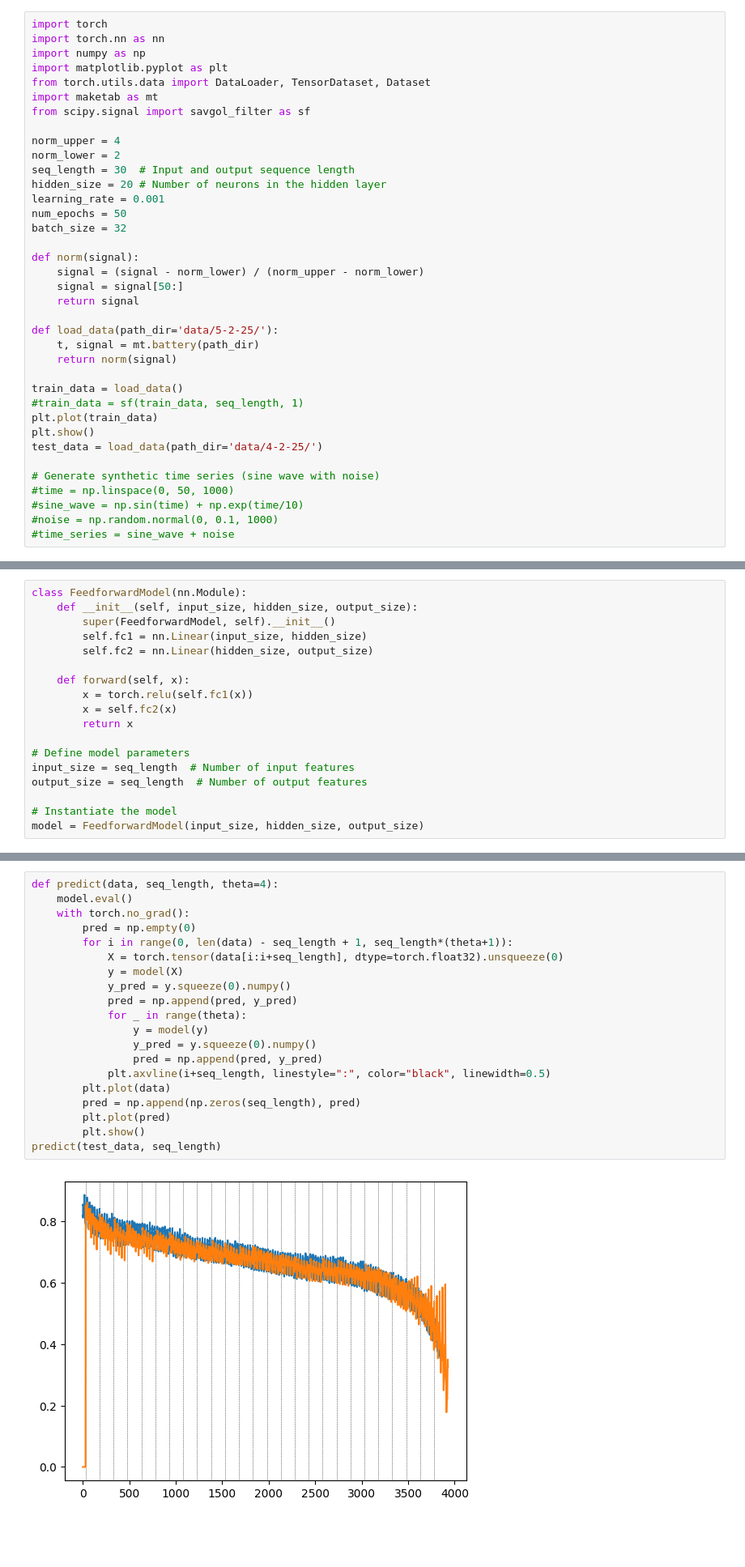
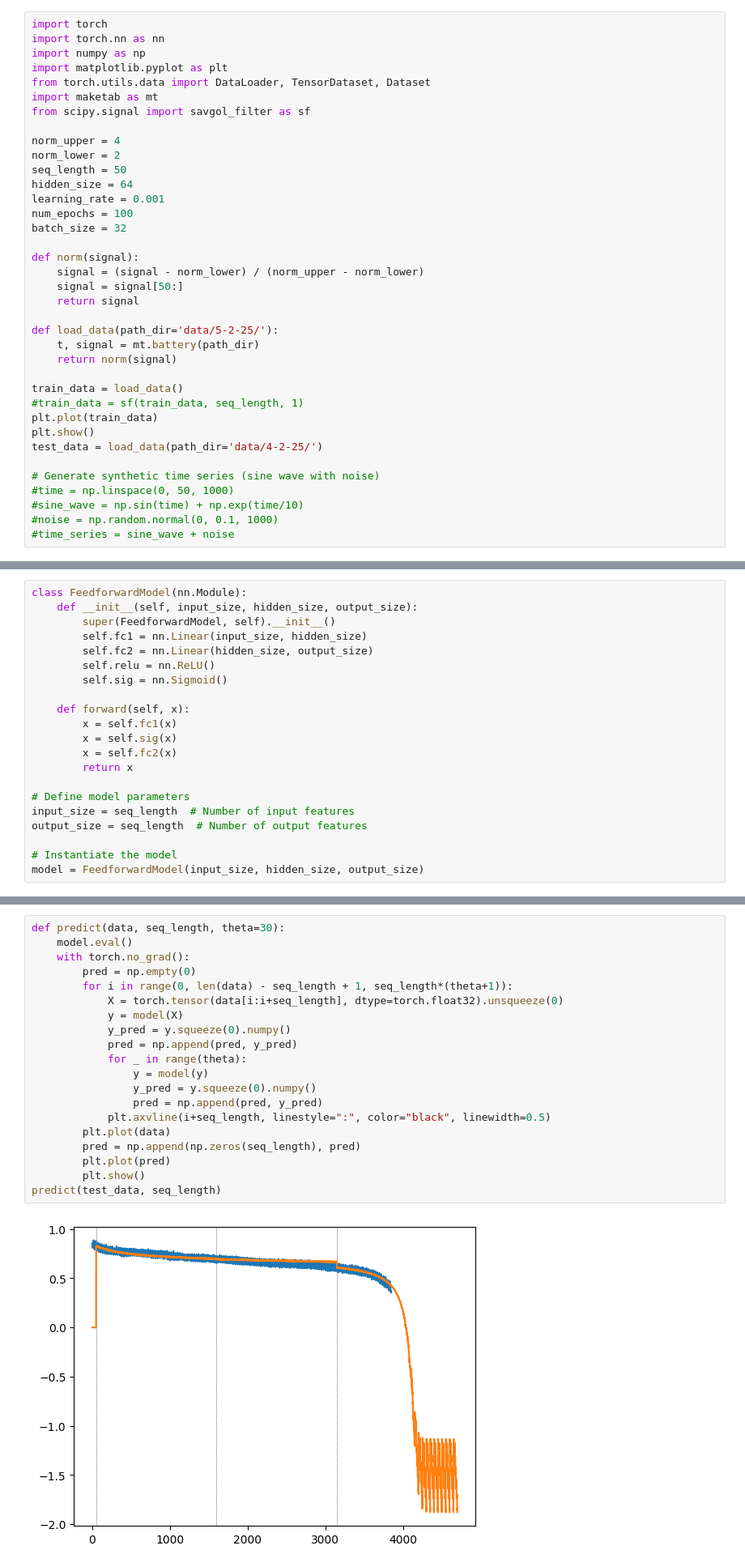
Before and after one commit to martin3698753/cflie, a Jupyter notebook: sig_pred.ipynb, the cells around one changed output, grey strips where cells are left out. Shown: that part at 81% size. Drawn from its saved outputs; the diff is of its cells as text; blank space fills up the shorter version.

```diff
--- a/sig_pred.ipynb
+++ b/sig_pred.ipynb
@@ -9,10 +9,10 @@ from scipy.signal import savgol_filter as sf
 
 norm_upper = 4
 norm_lower = 2
-seq_length = 30  # Input and output sequence length
-hidden_size = 20 # Number of neurons in the hidden layer
+seq_length = 50
+hidden_size = 64
 learning_rate = 0.001
-num_epochs = 50
+num_epochs = 100
 batch_size = 32
 
 def norm(signal):
@@ -113,9 +113,12 @@ class FeedforwardModel(nn.Module):
         super(FeedforwardModel, self).__init__()
         self.fc1 = nn.Linear(input_size, hidden_size)
         self.fc2 = nn.Linear(hidden_size, output_size)
+        self.relu = nn.ReLU()
+        self.sig = nn.Sigmoid()
 
     def forward(self, x):
-        x = torch.relu(self.fc1(x))
+        x = self.fc1(x)
+        x = self.sig(x)
         x = self.fc2(x)
         return x
 
@@ -162,22 +170,22 @@ Epoch [50/50], Loss: 0.000073
 # %%
-def predict(data, seq_length, theta=4):
+def predict(data, seq_length, theta=30):
     model.eval()
     with torch.no_grad():
         pred = np.empty(0)
         for i in range(0, len(data) - seq_length + 1, seq_length*(theta+1)):
             X = torch.tensor(data[i:i+seq_length], dtype=torch.float32).unsqueeze(0)
             y = model(X)
             y_pred = y.squeeze(0).numpy()
             pred = np.append(pred, y_pred)
             for _ in range(theta):
                 y = model(y)
                 y_pred = y.squeeze(0).numpy()
                 pred = np.append(pred, y_pred)
             plt.axvline(i+seq_length, linestyle=":", color="black", linewidth=0.5)
         plt.plot(data)
         pred = np.append(np.zeros(seq_length), pred)
         plt.plot(pred)
         plt.show()
 predict(test_data, seq_length)
 # %% [output]
-[figure, old version]
+[figure, new version]
```
Also changed, not shown: parts of 1 cell of this notebook, 14 other files.
